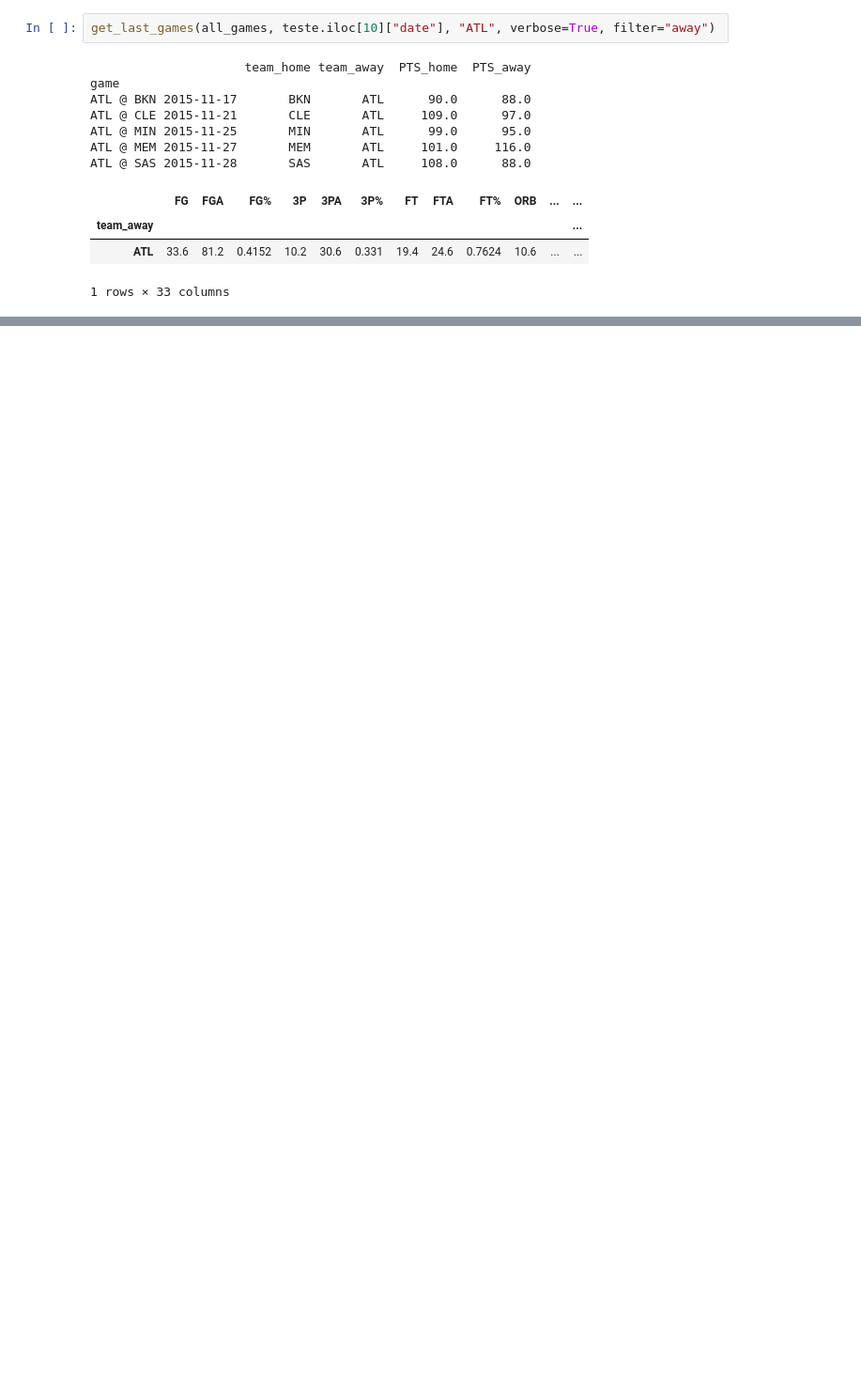
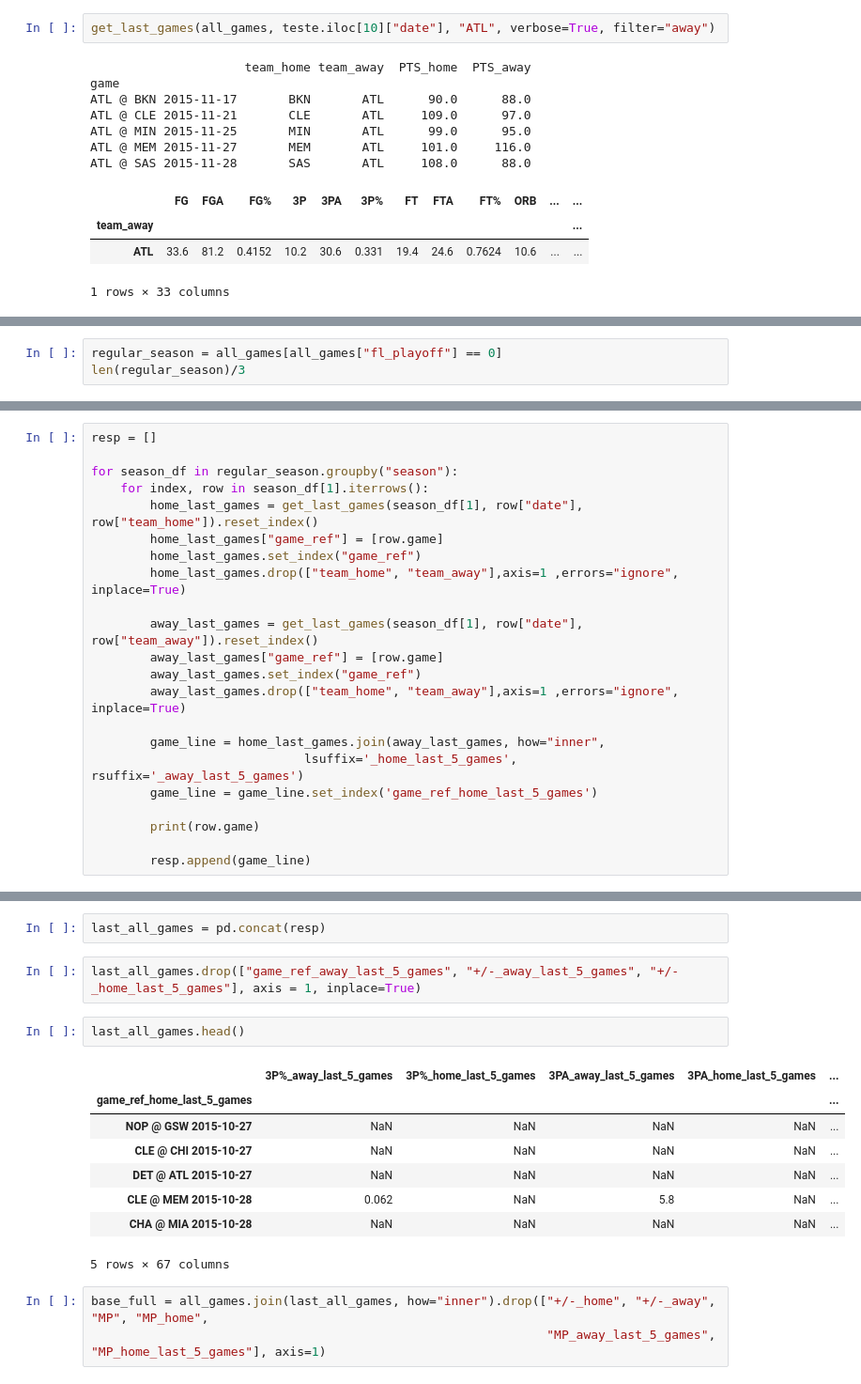
Before and after one commit to rafaelgasp/nba_games, a Jupyter notebook: Junta_DataFrames.ipynb, the cells around one changed output, grey strips where cells are left out. Shown at 94% size. Cells and saved outputs as stored; diff of their text form; blank space fills up the shorter version.

Commit message:
Base completa

```diff
--- a/Junta_DataFrames.ipynb
+++ b/Junta_DataFrames.ipynb
@@ -412,0 +416,3 @@ teste[teste["date"] < teste.iloc[10]["date"]].tail(5).groupby(["team_home"]).sum
+# %%
+regular_season = all_games[all_games["fl_playoff"] == 0]
+len(regular_season)/3
@@ -412,0 +421,22 @@ teste[teste["date"] < teste.iloc[10]["date"]].tail(5).groupby(["team_home"]).sum
+# %%
+resp = []
+
+for season_df in regular_season.groupby("season"):
+    for index, row in season_df[1].iterrows():
+        home_last_games = get_last_games(season_df[1], row["date"], row["team_home"]).reset_index()
+        home_last_games["game_ref"] = [row.game]
+        home_last_games.set_index("game_ref")
+        home_last_games.drop(["team_home", "team_away"],axis=1 ,errors="ignore", inplace=True)
+
+        away_last_games = get_last_games(season_df[1], row["date"], row["team_away"]).reset_index()
+        away_last_games["game_ref"] = [row.game]
+        away_last_games.set_index("game_ref")
+        away_last_games.drop(["team_home", "team_away"],axis=1 ,errors="ignore", inplace=True)
+
+        game_line = home_last_games.join(away_last_games, how="inner",
+                             lsuffix='_home_last_5_games', rsuffix='_away_last_5_games')
+        game_line = game_line.set_index('game_ref_home_last_5_games')
+
+        print(row.game)
+
+        resp.append(game_line)
@@ -412,0 +461,18 @@ teste[teste["date"] < teste.iloc[10]["date"]].tail(5).groupby(["team_home"]).sum
+# %%
+last_all_games = pd.concat(resp)
+# %%
+last_all_games.drop(["game_ref_away_last_5_games", "+/-_away_last_5_games", "+/-_home_last_5_games"], axis = 1, inplace=True)
+# %%
+last_all_games.head()
+# %% [output]
+|  | 3P%_away_last_5_games | 3P%_home_last_5_games | 3PA_away_last_5_games | 3PA_home_last_5_games | ... |
+| game_ref_home_last_5_games |  |  |  |  | ... |
+| NOP @ GSW 2015-10-27 | NaN | NaN | NaN | NaN | ... |
+| CLE @ CHI 2015-10-27 | NaN | NaN | NaN | NaN | ... |
+| DET @ ATL 2015-10-27 | NaN | NaN | NaN | NaN | ... |
+| CLE @ MEM 2015-10-28 | 0.062 | NaN | 5.8 | NaN | ... |
+| CHA @ MIA 2015-10-28 | NaN | NaN | NaN | NaN | ... |
+5 rows × 67 columns
+# %%
+base_full = all_games.join(last_all_games, how="inner").drop(["+/-_home", "+/-_away", "MP", "MP_home",
+                                                              "MP_away_last_5_games", "MP_home_last_5_games"], axis=1)
```
Also changed, not shown: parts of 33 cells of this notebook, 9 other files.
